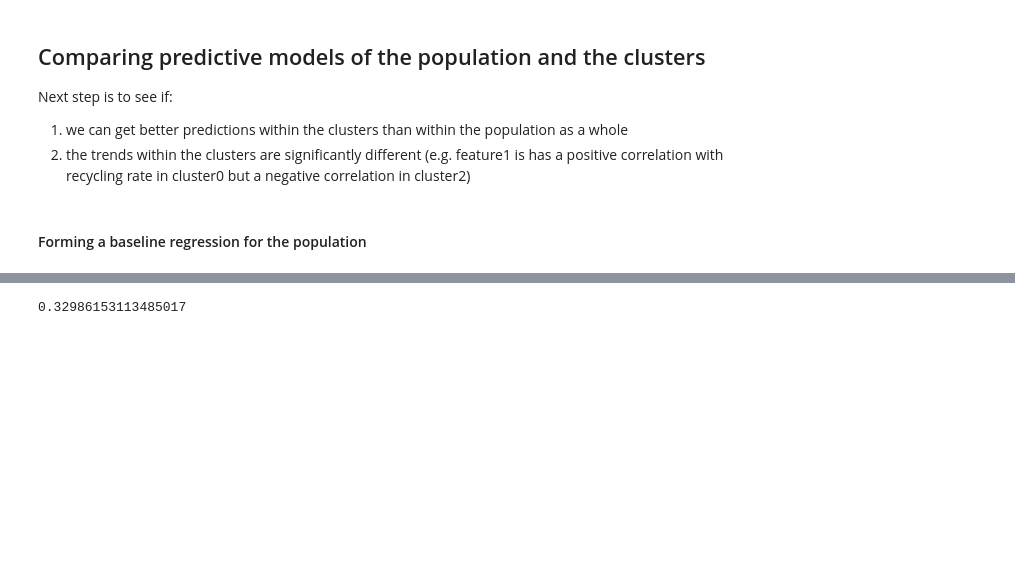
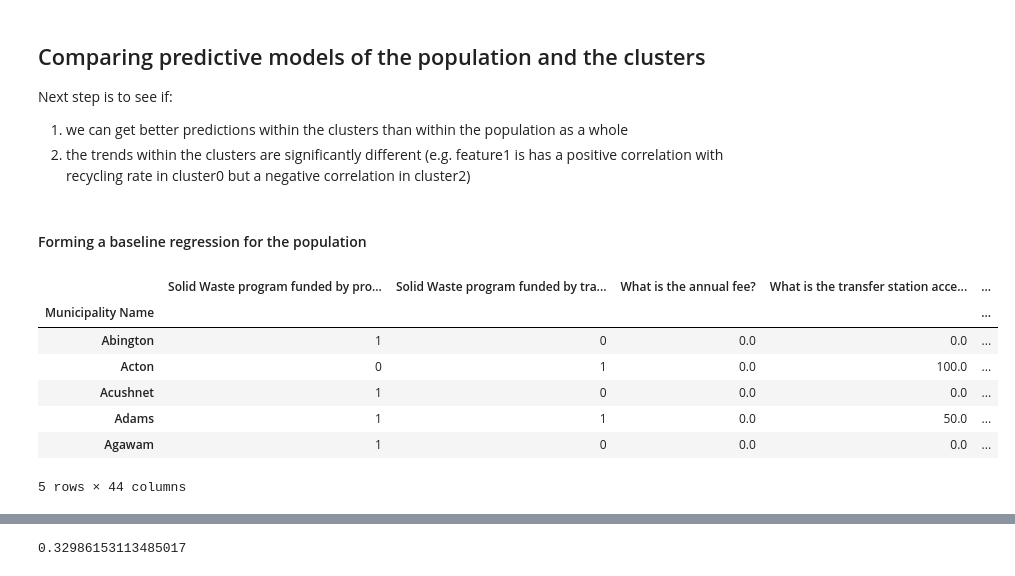
Before and after one commit to DGiulietti/RecycleEffectivenessMA, a Jupyter notebook: part4.ipynb, the cells around one changed output, grey strips where cells are left out. Saved outputs shown, nothing was run; the diff lists cells and outputs as text; code cells hidden in the pictures; blank space fills up the shorter version.

```diff
--- a/part4.ipynb
+++ b/part4.ipynb
@@ -738 +738,16 @@ from sklearn.metrics import mean_squared_error
 from sklearn.feature_selection import RFE
+# %%
+# df of service details per municipality with 'hc-schema' labels
+
+df_of_serve_details = pd.read_csv('data/data_for_regression.csv', index_col = 'Municipality Name')
+# df_of_serve_details = df_of_serve_details.merge(cluster_labels['hc_label'], left_index = True, right_index=True)
+df_of_serve_details.head()
+# %% [output]
+|  | Solid Waste program funded by pro... | Solid Waste program funded by tra... | What is the annual fee? | What is the transfer station acce... | ... |
+| Municipality Name |  |  |  |  | ... |
+| Abington | 1 | 0 | 0.0 | 0.0 | ... |
+| Acton | 0 | 1 | 0.0 | 100.0 | ... |
+| Acushnet | 1 | 0 | 0.0 | 0.0 | ... |
+| Adams | 1 | 1 | 0.0 | 50.0 | ... |
+| Agawam | 1 | 0 | 0.0 | 0.0 | ... |
+5 rows × 44 columns
```
Also changed, not shown: parts of 70 cells of this notebook, 2 other files.
